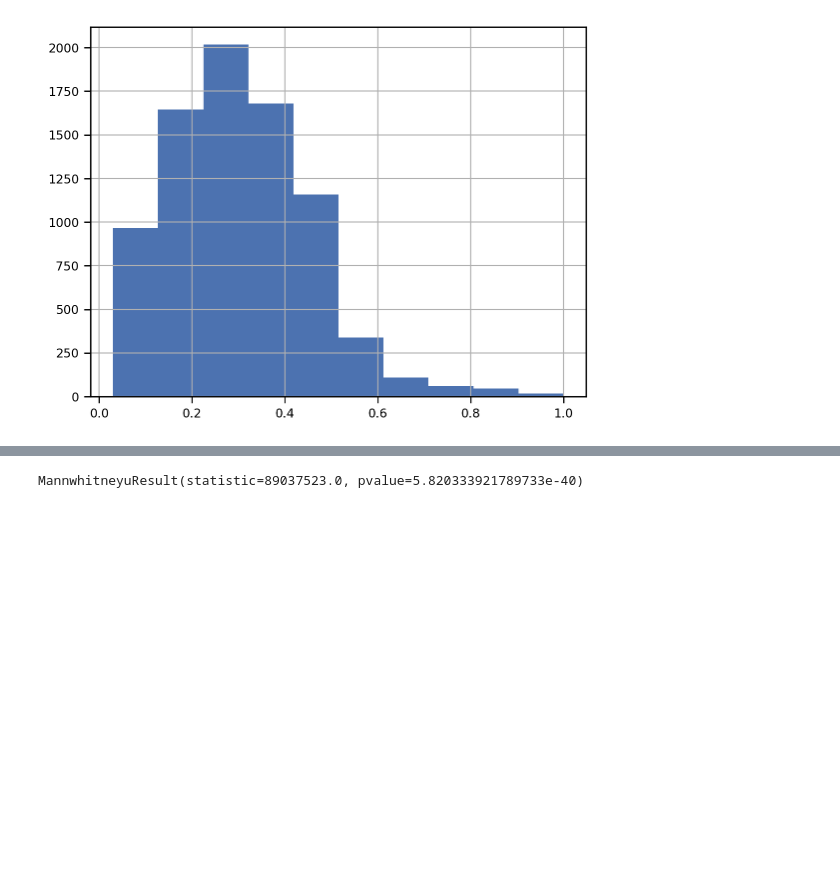
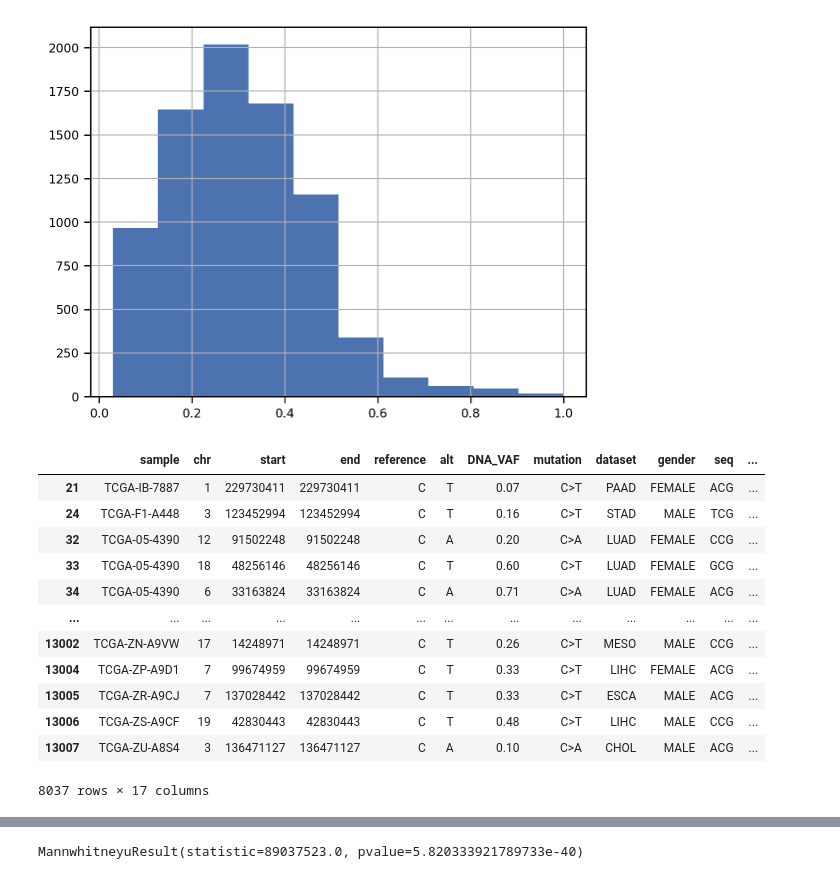
Before and after one commit to zanekoch/methylation_and_mutation, a Jupyter notebook: figure1_042023.ipynb, the cells around one changed output, grey strips where cells are left out. Cells and saved outputs as stored; diff of their text form; code cells hidden in the pictures; blank space fills up the shorter version.

```diff
--- a/figure1_042023.ipynb
+++ b/figure1_042023.ipynb
@@ -251,3 +267,19 @@ mut_in_measured_cpg_df['DNA_VAF'].hist()
 # %% [output]
 <Axes: >
 [figure]
+# %%
+mut_in_measured_cpg_df
+# %% [output]
+|  | sample | chr | start | end | reference | alt | DNA_VAF | mutation | dataset | gender | seq | ... |
+| 21 | TCGA-IB-7887 | 1 | 229730411 | 229730411 | C | T | 0.07 | C>T | PAAD | FEMALE | ACG | ... |
+| 24 | TCGA-F1-A448 | 3 | 123452994 | 123452994 | C | T | 0.16 | C>T | STAD | MALE | TCG | ... |
+| 32 | TCGA-05-4390 | 12 | 91502248 | 91502248 | C | A | 0.20 | C>A | LUAD | FEMALE | CCG | ... |
+| 33 | TCGA-05-4390 | 18 | 48256146 | 48256146 | C | T | 0.60 | C>T | LUAD | FEMALE | GCG | ... |
+| 34 | TCGA-05-4390 | 6 | 33163824 | 33163824 | C | A | 0.71 | C>A | LUAD | FEMALE | ACG | ... |
+| ... | ... | ... | ... | ... | ... | ... | ... | ... | ... | ... | ... | ... |
+| 13002 | TCGA-ZN-A9VW | 17 | 14248971 | 14248971 | C | T | 0.26 | C>T | MESO | MALE | CCG | ... |
+| 13004 | TCGA-ZP-A9D1 | 7 | 99674959 | 99674959 | C | T | 0.33 | C>T | LIHC | FEMALE | ACG | ... |
+| 13005 | TCGA-ZR-A9CJ | 7 | 137028442 | 137028442 | C | T | 0.33 | C>T | ESCA | MALE | ACG | ... |
+| 13006 | TCGA-ZS-A9CF | 19 | 42830443 | 42830443 | C | T | 0.48 | C>T | LIHC | MALE | CCG | ... |
+| 13007 | TCGA-ZU-A8S4 | 3 | 136471127 | 136471127 | C | A | 0.10 | C>A | CHOL | MALE | ACG | ... |
+8037 rows × 17 columns
```
Also changed, not shown: parts of 8 cells of this notebook, 1 other file.
